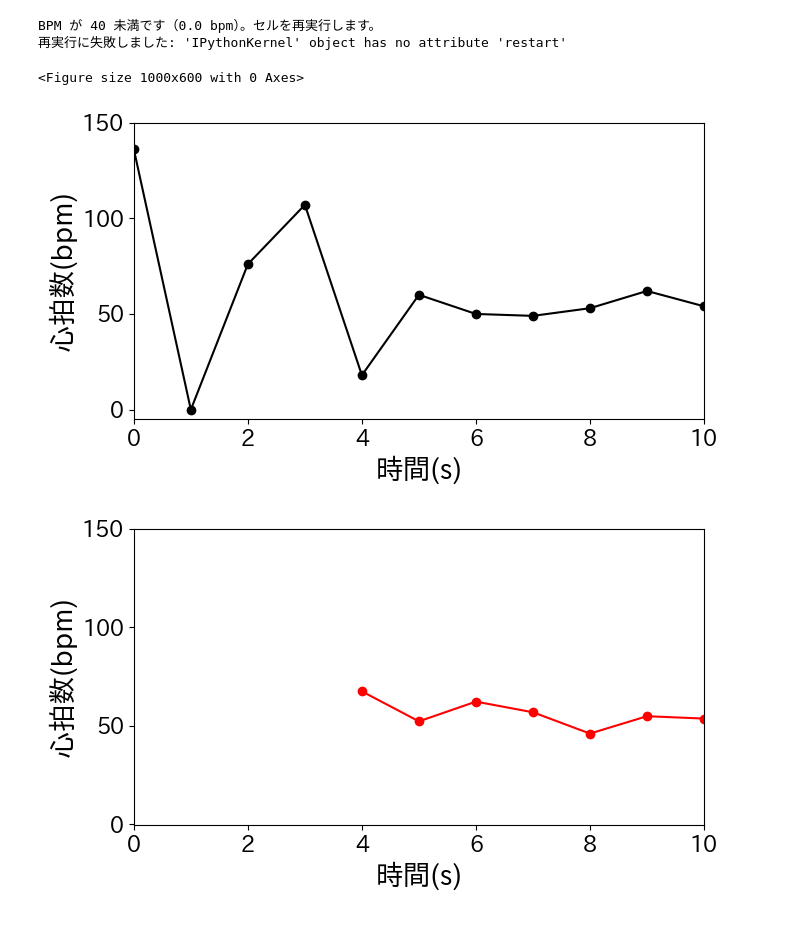
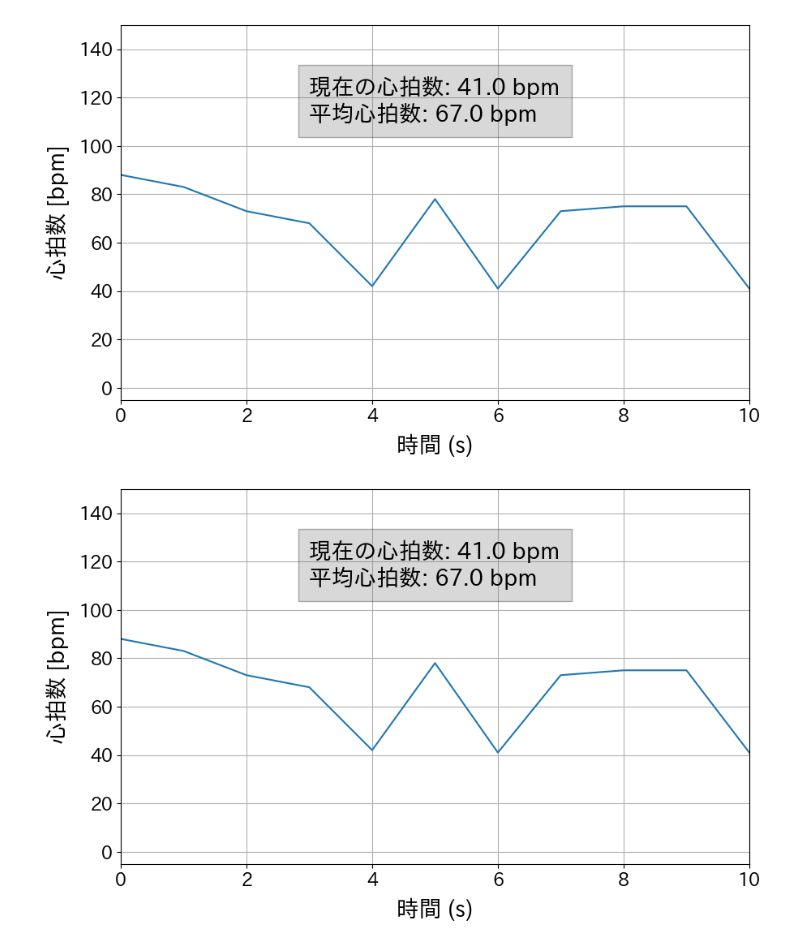
Before and after one commit to kaito0907usagi-alt/agilework1, a Jupyter notebook: integration/integration.ipynb, the cells around one changed output. Drawn from its saved outputs; the diff is of its cells as text; code cells hidden in the pictures.

```diff
--- a/integration/integration.ipynb
+++ b/integration/integration.ipynb
@@ -18,13 +20,4 @@ from IPython.display import display, clear_output
 # %%
-import matplotlib.pyplot as plt
-import japanize_matplotlib
-import time
-from collections import deque
-from IPython.display import display, clear_output
-import requests
-import numpy as np
-import pandas as pd
-
 student_id = 26 # 学生番号の下3桁
 url = f"http://192.168.{student_id}.2"
 num = 11
@@ -49,23 +42,16 @@ while i < num and error_count < max_errors:
         ) as response:
             response.raise_for_status()
             value = response.json()['value']
-            success = True
+            if value<40 or value>130:
+                success=False
+            else:
+                success=True
     except Exception as e:
         error_count += 1
         print(f"データ取得エラー({error_count}/{max_errors}):再試行します →", e)
         success = False
 
     if success:
-        # BPM が 40 未満なら異常値 → セルを再起動
-        if value < 40 or value>150:
-            print(f"BPM が 40 未満です（{value} bpm）。セルを再実行します。")
-            try:
-                from IPython import get_ipython
-                get_ipython().kernel.restart()
-            except Exception as e:
-                print("再実行に失敗しました:", e)
-            break
-
         error_count = 0
         queue.popleft()
         queue.append(value)
@@ -75,63 +61,34 @@ while i < num and error_count < max_errors:
 
         clear_output(wait=True)
         plt.cla()
         plt.plot(list(queue))
         plt.grid()
         plt.xlim(0, 10)
         plt.ylim(-5, 150)
         plt.xlabel("時間 (s)", fontsize=20, labelpad=8)
         plt.ylabel("心拍数 [bpm]", fontsize=20, labelpad=8)
         plt.tick_params(labelsize=16)
 
         current = queue[-1]
         avg = np.mean(values)
         plt.text(
             3, 110,
             f"現在の心拍数: {current} bpm\n平均心拍数: {avg:.1f} bpm",
             bbox={'facecolor': 'gray', 'alpha': 0.3, 'pad': 10},
             fontsize=20
         )
         display(plt.gcf())
 
         elapsed = time.perf_counter() - start
         rest = interval_success - elapsed
         if rest > 0:
             time.sleep(rest)
     else:
         time.sleep(interval_error)
 
 df = pd.DataFrame({'heartrate': np.array(values)})
-df.to_csv('10th.csv', index=False)
-plt.savefig("10th.png")
+df.to_csv(f'{file_name}th.csv', index=False)
+plt.savefig(f"{file_name}th.png")
 # %% [output]
-BPM が 40 未満です（0.0 bpm）。セルを再実行します。
-再実行に失敗しました: 'IPythonKernel' object has no attribute 'restart'
-<Figure size 1000x600 with 0 Axes>
+[figure, added]
+[figure, added]
-# %%
-data = pd.read_csv("result_integration.csv", parse_dates=True)
-plt.figure(figsize=(7, 4))
-plt.plot(data['heartrate'], marker='o', color="k", linestyle="-", markersize=6)
-plt.xlabel("時間(s)", fontsize=20)
-plt.ylabel("心拍数(bpm)", fontsize=20)
-plt.ylim(-5,150)
-plt.xlim(0,10)
-plt.tick_params(labelsize=16)
-plt.tight_layout()
-plt.savefig("result_integration.png")
-# %% [output]
-[figure, removed]
-# %%
-data= pd.read_csv("result_integration.csv")
-window_size=5
-data['MA']=data['heartrate'].rolling(window=window_size).mean()
-plt.figure(figsize=(7, 4))
-plt.plot(data['MA'], marker='o', color="r", linestyle="-", markersize=6)
-plt.xlabel("時間(s)", fontsize=20)
-plt.ylabel("心拍数(bpm)", fontsize=20)
-plt.ylim(-0.5,150)
-plt.xlim(0,10)
-plt.tick_params(labelsize=16)
-plt.tight_layout()
-plt.savefig("result_integration_MA.png")
-# %% [output]
-[figure, removed]
```
Also changed, not shown: parts of 2 cells of this notebook, 50 other files.
